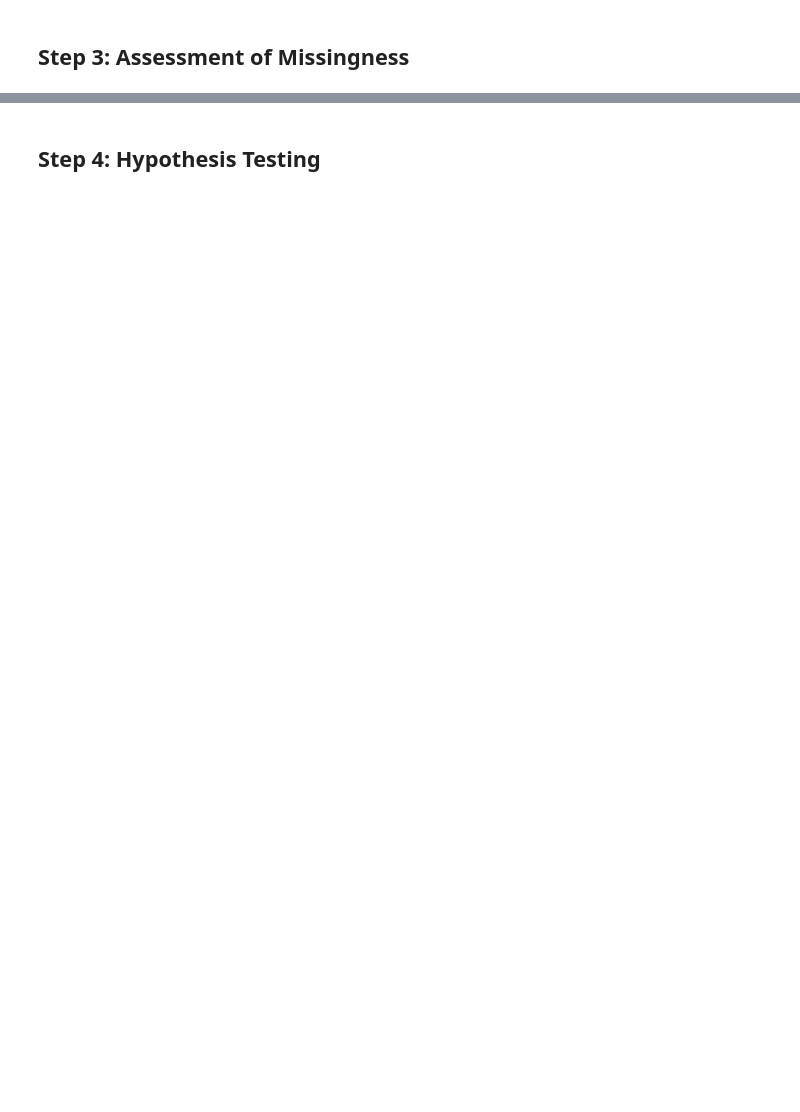
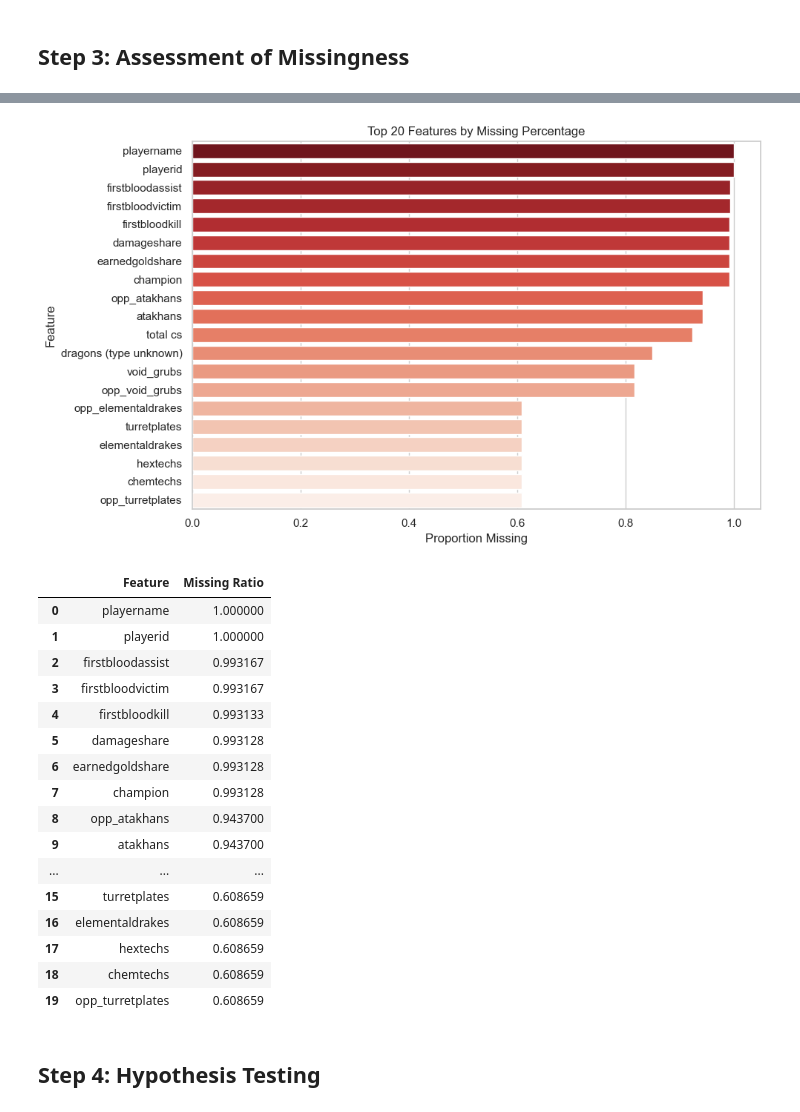
Before and after one commit to Kalberhe/DSC80_FINAL_PROJECT, a Jupyter notebook: template.ipynb, the cells around one changed output, grey strips where cells are left out. Saved outputs shown, nothing was run; the diff lists cells and outputs as text; code cells hidden in the pictures; blank space fills up the shorter version.

```diff
--- a/template.ipynb
+++ b/template.ipynb
@@ -28,2 +223,40 @@ pd.options.plotting.backend = 'plotly'
+# %%
+# TODO
+# Calculate % missing for each column
+missing_ratio = df.isna().mean().sort_values(ascending=False)
+missing_df = missing_ratio.reset_index()
+missing_df.columns = ['Feature', 'Missing Ratio']
+missing_df = missing_df[missing_df['Missing Ratio'] > 0].head(20)
+
+# Visualize top missing values
+plt.figure(figsize=(10, 6))
+sns.barplot(x='Missing Ratio', y='Feature', hue='Feature', data=missing_df, palette='Reds_r', legend=False)
+plt.title('Top 20 Features by Missing Percentage')
+plt.xlabel('Proportion Missing')
+plt.ylabel('Feature')
+plt.tight_layout()
+plt.show()
+
+# Also display a table version
+missing_df.head(20)
+# %% [output]
+[figure, added]
+|  | Feature | Missing Ratio |
+| 0 | playername | 1.000000 |
+| 1 | playerid | 1.000000 |
+| 2 | firstbloodassist | 0.993167 |
+| 3 | firstbloodvictim | 0.993167 |
+| 4 | firstbloodkill | 0.993133 |
+| 5 | damageshare | 0.993128 |
+| 6 | earnedgoldshare | 0.993128 |
+| 7 | champion | 0.993128 |
+| 8 | opp_atakhans | 0.943700 |
+| 9 | atakhans | 0.943700 |
+| ... | ... | ... |
+| 15 | turretplates | 0.608659 |
+| 16 | elementaldrakes | 0.608659 |
+| 17 | hextechs | 0.608659 |
+| 18 | chemtechs | 0.608659 |
+| 19 | opp_turretplates | 0.608659 |
 # %% [markdown]
 ## Step 4: Hypothesis Testing
```
Also changed, not shown: parts of 46 cells of this notebook, 5 other files.
